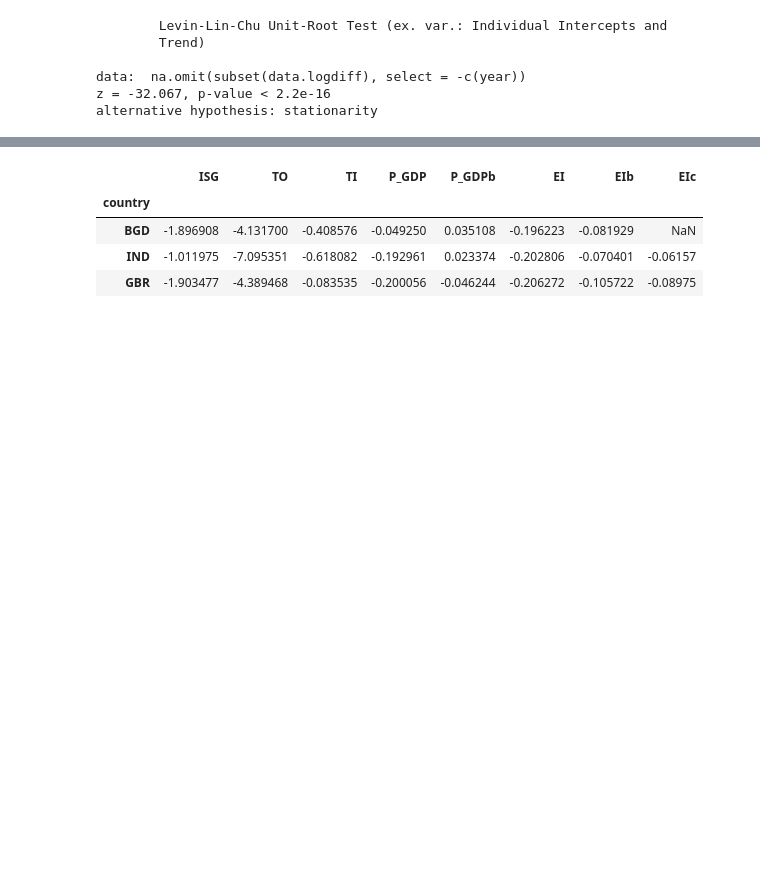
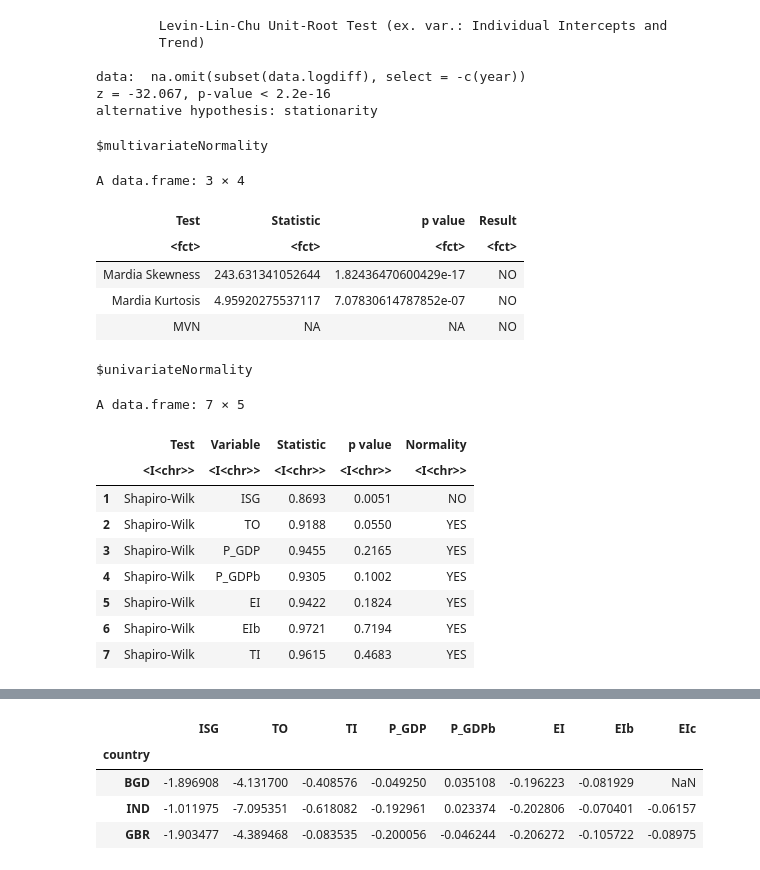
Before and after one commit to drakesiard/em-2020, a Jupyter notebook: analysis/3_data_analysis.ipynb, the cells around one changed output, grey strips where cells are left out. Drawn from its saved outputs; the diff is of its cells as text; code cells hidden in the pictures; blank space fills up the shorter version.

Commit message:
More multivariate normality testing

```diff
--- a/analysis/3_data_analysis.ipynb
+++ b/analysis/3_data_analysis.ipynb
@@ -443,3 +444,24 @@ Warning message in selectT(l, theTs):
 data:  na.omit(subset(data.logdiff), select = -c(year))
 z = -32.067, p-value < 2.2e-16
 alternative hypothesis: stationarity
+# %%
+mvn(na.omit(subset(data.logdiff, select=-c(year))), mvnTest='mardia')[c('multivariateNormality', 'univariateNormality')]
+# %% [output]
+$multivariateNormality
+A data.frame: 3 × 4
+| Test | Statistic | p value | Result |
+| <fct> | <fct> | <fct> | <fct> |
+| Mardia Skewness | 243.631341052644 | 1.82436470600429e-17 | NO |
+| Mardia Kurtosis | 4.95920275537117 | 7.07830614787852e-07 | NO |
+| MVN | NA | NA | NO |
+$univariateNormality
+A data.frame: 7 × 5
+|  | Test | Variable | Statistic | p value | Normality |
+|  | <I<chr>> | <I<chr>> | <I<chr>> | <I<chr>> | <I<chr>> |
+| 1 | Shapiro-Wilk | ISG | 0.8693 | 0.0051 | NO |
+| 2 | Shapiro-Wilk | TO | 0.9188 | 0.0550 | YES |
+| 3 | Shapiro-Wilk | P_GDP | 0.9455 | 0.2165 | YES |
+| 4 | Shapiro-Wilk | P_GDPb | 0.9305 | 0.1002 | YES |
+| 5 | Shapiro-Wilk | EI | 0.9422 | 0.1824 | YES |
+| 6 | Shapiro-Wilk | EIb | 0.9721 | 0.7194 | YES |
+| 7 | Shapiro-Wilk | TI | 0.9615 | 0.4683 | YES |
```
Also changed, not shown: parts of 2 cells of this notebook.
